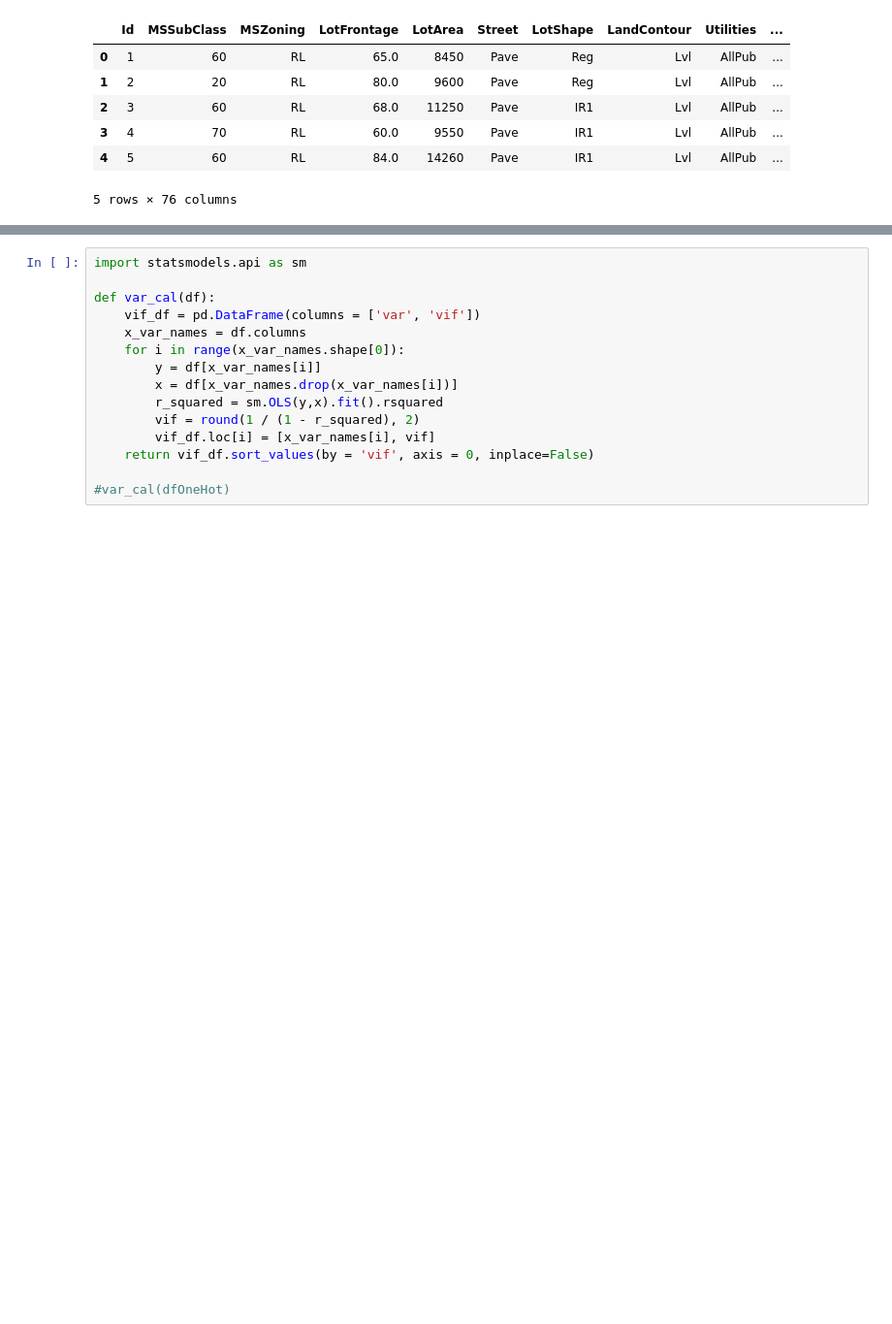
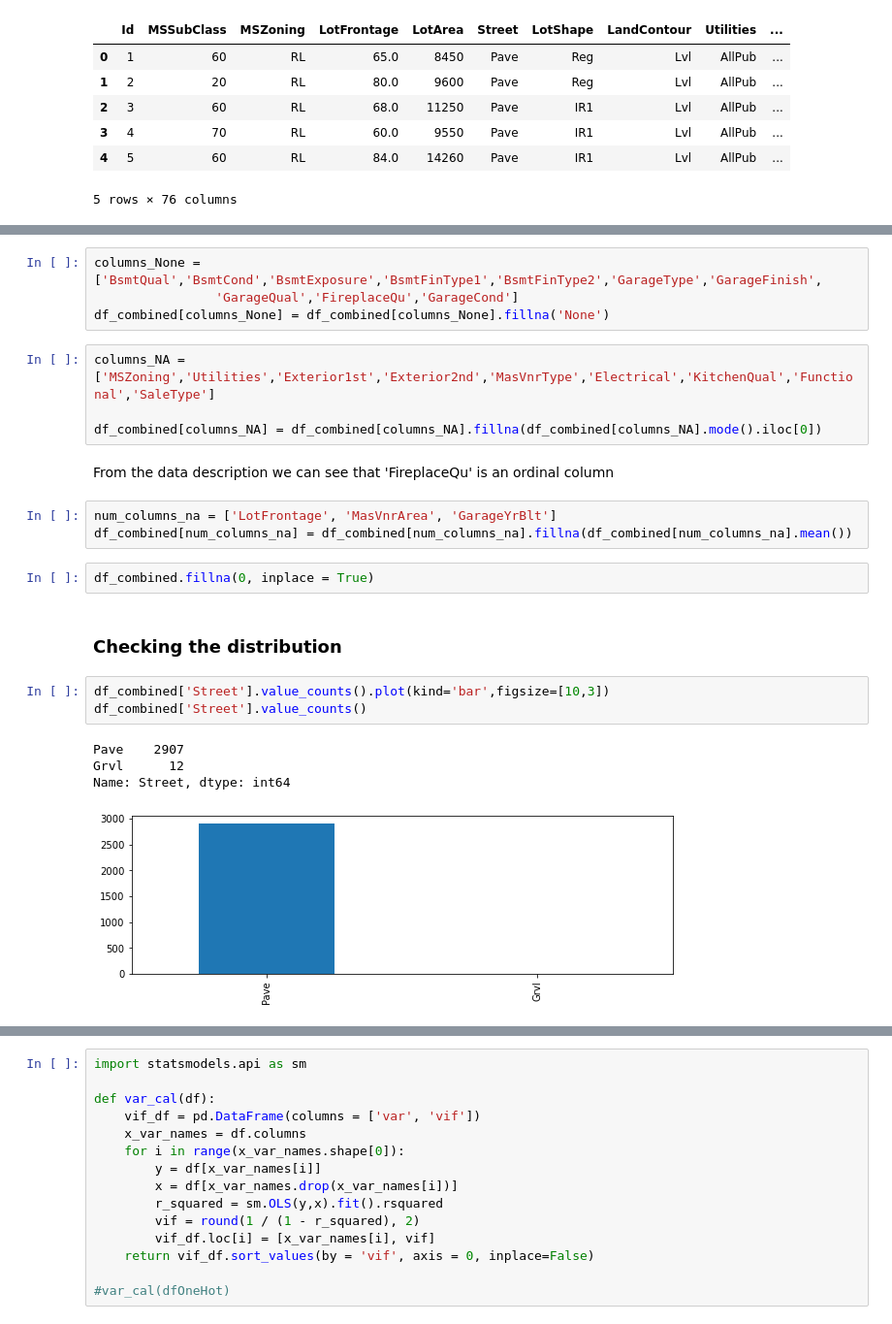
Before and after one commit to pratyush773/My_Machine_learning_Projects, a Jupyter notebook: House_price_prediction/House_price_prediction.ipynb, the cells around one changed output, grey strips where cells are left out. Shown at 97% size. Drawn from its saved outputs; the diff is of its cells as text; blank space fills up the shorter version.

```diff
--- a/House_price_prediction/House_price_prediction.ipynb
+++ b/House_price_prediction/House_price_prediction.ipynb
@@ -203,0 +244,25 @@ dtype: int64
+# %%
+columns_None = ['BsmtQual','BsmtCond','BsmtExposure','BsmtFinType1','BsmtFinType2','GarageType','GarageFinish',
+                'GarageQual','FireplaceQu','GarageCond']
+df_combined[columns_None] = df_combined[columns_None].fillna('None')
+# %%
+columns_NA = ['MSZoning','Utilities','Exterior1st','Exterior2nd','MasVnrType','Electrical','KitchenQual','Functional','SaleType']
+
+df_combined[columns_NA] = df_combined[columns_NA].fillna(df_combined[columns_NA].mode().iloc[0])
+# %% [markdown]
+From the data description we can see that 'FireplaceQu' is an ordinal column
+# %%
+num_columns_na = ['LotFrontage', 'MasVnrArea', 'GarageYrBlt']
+df_combined[num_columns_na] = df_combined[num_columns_na].fillna(df_combined[num_columns_na].mean())
+# %%
+df_combined.fillna(0, inplace = True)
+# %% [markdown]
+### Checking the distribution
+# %%
+df_combined['Street'].value_counts().plot(kind='bar',figsize=[10,3])
+df_combined['Street'].value_counts()
+# %% [output]
+Pave    2907
+Grvl      12
+Name: Street, dtype: int64
+[figure, added]
```
Also changed, not shown: parts of 70 cells of this notebook, 2 other files.
